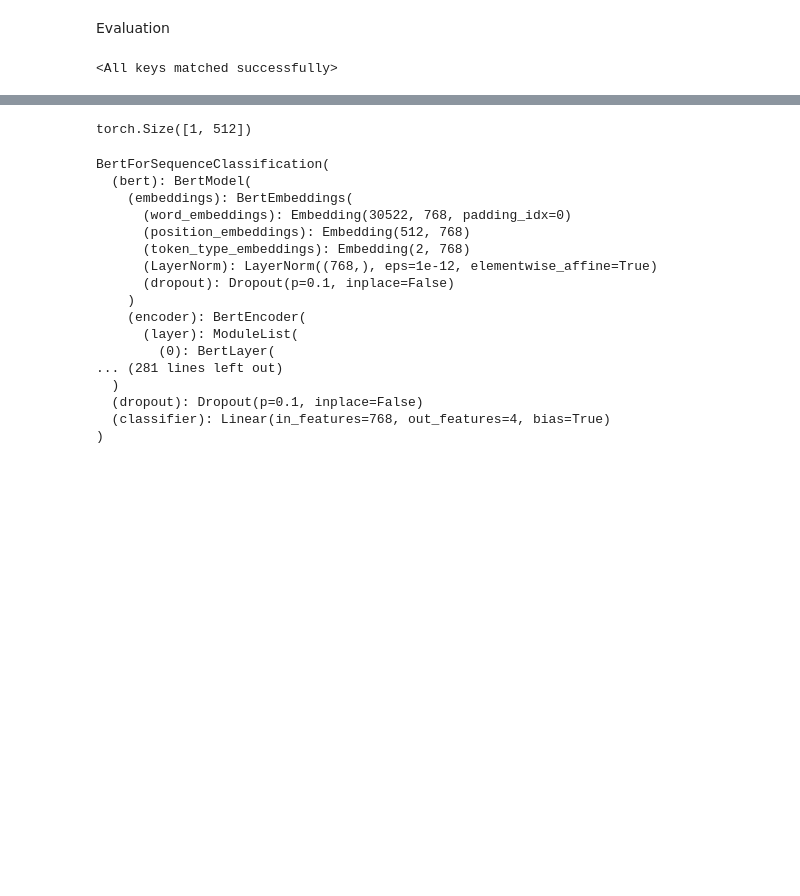
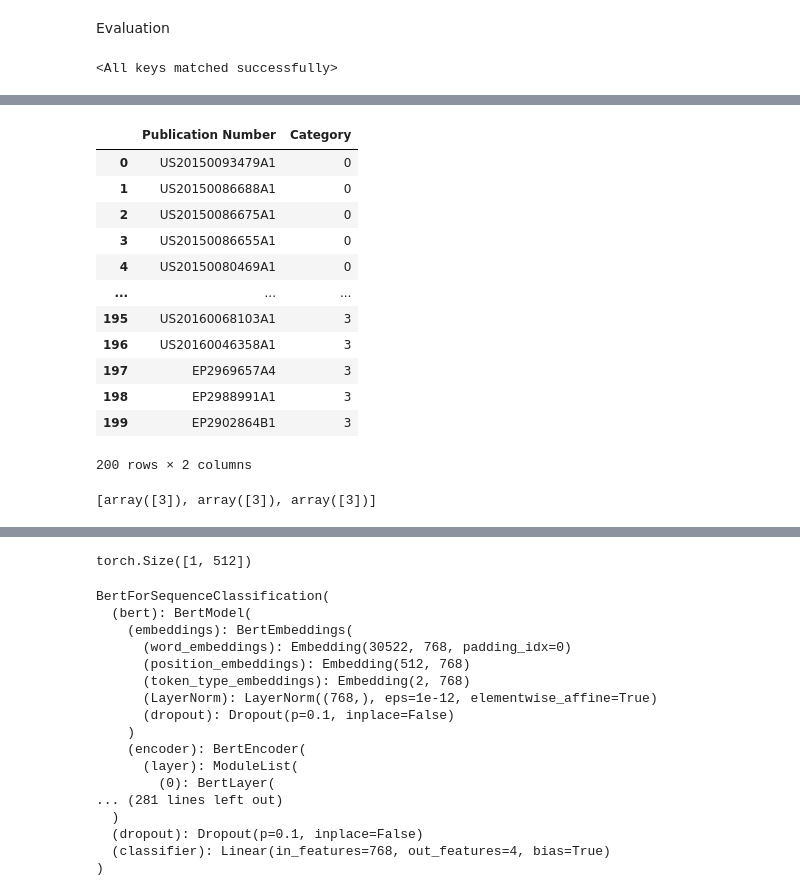
Before and after one commit to Nilanshrajput/AdvitiyaHackathon, a Jupyter notebook: BertV2_Final_Version.ipynb, the cells around one changed output, grey strips where cells are left out. Drawn from its saved outputs; the diff is of its cells as text; code cells hidden in the pictures; blank space fills up the shorter version.

```diff
--- a/BertV2_Final_Version.ipynb
+++ b/BertV2_Final_Version.ipynb
@@ -658,23 +655,21 @@ def pre_process(sentence, maxlen,device):
 
   return tokens_ids_tensor.unsqueeze(dim = 0).to(device), attn_mask.unsqueeze(dim = 0).to(device)
 # %%
-df1 = pd.read_csv(drive_pt+"claims_final_test_clean.csv", index_col= 0 )
-df2 = pd.read_csv(drive_pt+"classification_final_test_clean.csv", index_col= 0 )
-df3 = pd.read_csv(drive_pt+"abstract_final_test_clean.csv", index_col= 0 )
+df1 = pd.read_csv(drive_pt+"Cleaned_data/claims_final_test_clean.csv", index_col= 0 )
+df2 = pd.read_csv(drive_pt+"Cleaned_data/classification_final_test_clean.csv", index_col= 0 )
+df3 = pd.read_csv(drive_pt+"Cleaned_data/abstract_final_test_clean.csv", index_col= 0 )
-# %%
-for index in range(0,len(df1)):
-  sentence1 = df1.loc[index, 'text']
-  sentence2 = df2.loc[index, 'text']
-  sentence3 = df3.loc[index, 'text']
-  b_input_ids1, b_input_mask1 = pre_process(sentence1, maxlen = 512,device=device)
-  b_input_ids2, b_input_mask2 = pre_process(sentence2, maxlen = 512,device=device)
-  b_input_ids3, b_input_mask3 = pre_process(sentence3, maxlen = 512,device=device)
-  output1 = model2(b_input_ids2,
-                            token_type_ids=None,
-                            attention_mask=b_input_mask2)
-  logits1 = output1[0]
-
-  # Move logits and labels to CPU
-  logits1 = logits1.detach().cpu().numpy()
-  cat1 = np.argmax(logits1, axis=1).flatten()
-  df2.loc[index, 'cat'] = int(cat1)
+# %%
+
+
+for index in tnrange(0,len(df1)):
+
+  sentence1 = df1.loc[index, 'text']
+  sentence2 = df2.loc[index, 'text']
+  sentence3 = df3.loc[index, 'text']
+  sentences = [sentence1, sentence2, sentence3]
+  results1 = return_model_output(model1, sentences= sentences,dev = device)
+  results2 = return_model_output(model2, sentences= sentences,dev = device)
+  results3 = return_model_output(model3, sentences= sentences,dev = device)
+
+  final_cat = most_frequent(results1+results2+results3)
+  df1.loc[index, 'cat'] = final_cat
@@ -685,7 +681,23 @@ dftest2["Category"] = df2.iloc[:,1]
 dftest2
 dftest2.to_csv("sub2.csv")
 # %%
-dftest = pd.read_csv(drive_pt+"test.csv")
+dftest = pd.read_csv(drive_pt+"Cleaned_data/test.csv")
 # %%
 dftest["Category"] = df1.iloc[:,1]
+# %%
+dftest
+# %% [output]
+|  | Publication Number | Category |
+| 0 | US20150093479A1 | 0 |
+| 1 | US20150086688A1 | 0 |
+| 2 | US20150086675A1 | 0 |
+| 3 | US20150086655A1 | 0 |
+| 4 | US20150080469A1 | 0 |
+| ... | ... | ... |
+| 195 | US20160068103A1 | 3 |
+| 196 | US20160046358A1 | 3 |
+| 197 | EP2969657A4 | 3 |
+| 198 | EP2988991A1 | 3 |
+| 199 | EP2902864B1 | 3 |
+200 rows × 2 columns
 # %%
@@ -697,2 +711,12 @@ dftest.loc[mask, column_name] = "Autonomous Vehicle"
 # %%
 dftest.to_csv("submission.csv")
+# %%
+index =150
+sentence1 = df1.loc[index, 'text']
+sentence2 = df2.loc[index, 'text']
+sentence3 = df3.loc[index, 'text']
+sentences = [sentence1, sentence2, sentence3]
+results1 = return_model_output(model1, sentences= sentences,dev = device)
+print(results1)
+# %% [output]
+[array([3]), array([3]), array([3])]
```
Also changed, not shown: parts of 17 cells of this notebook.
